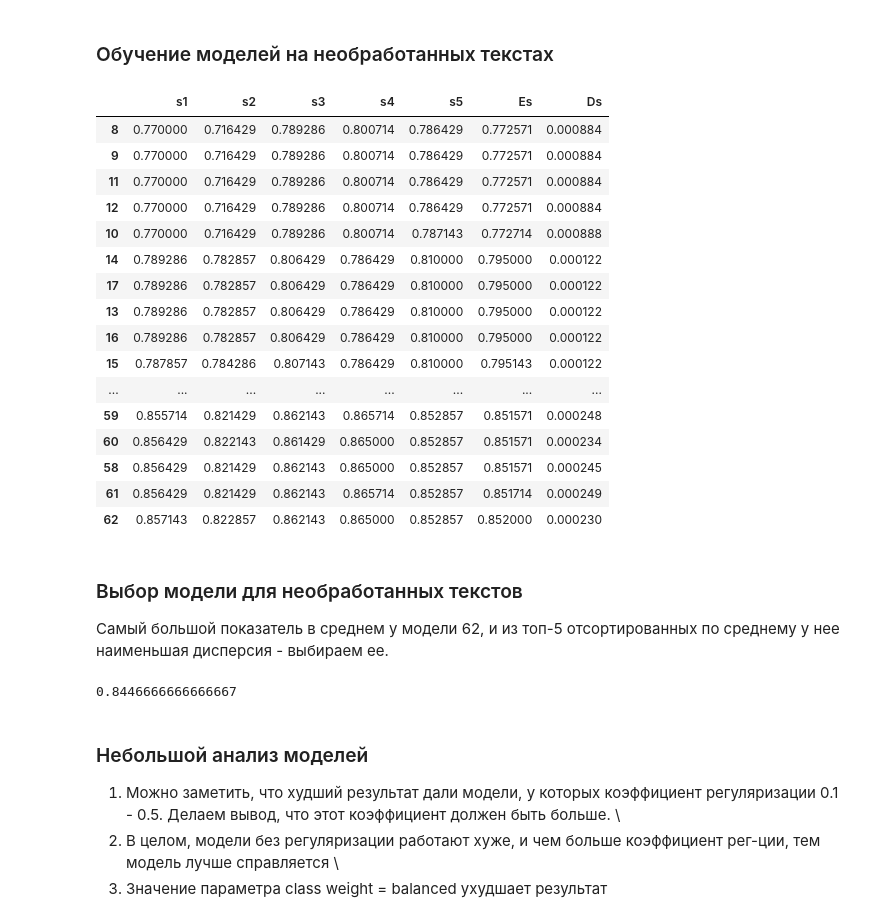
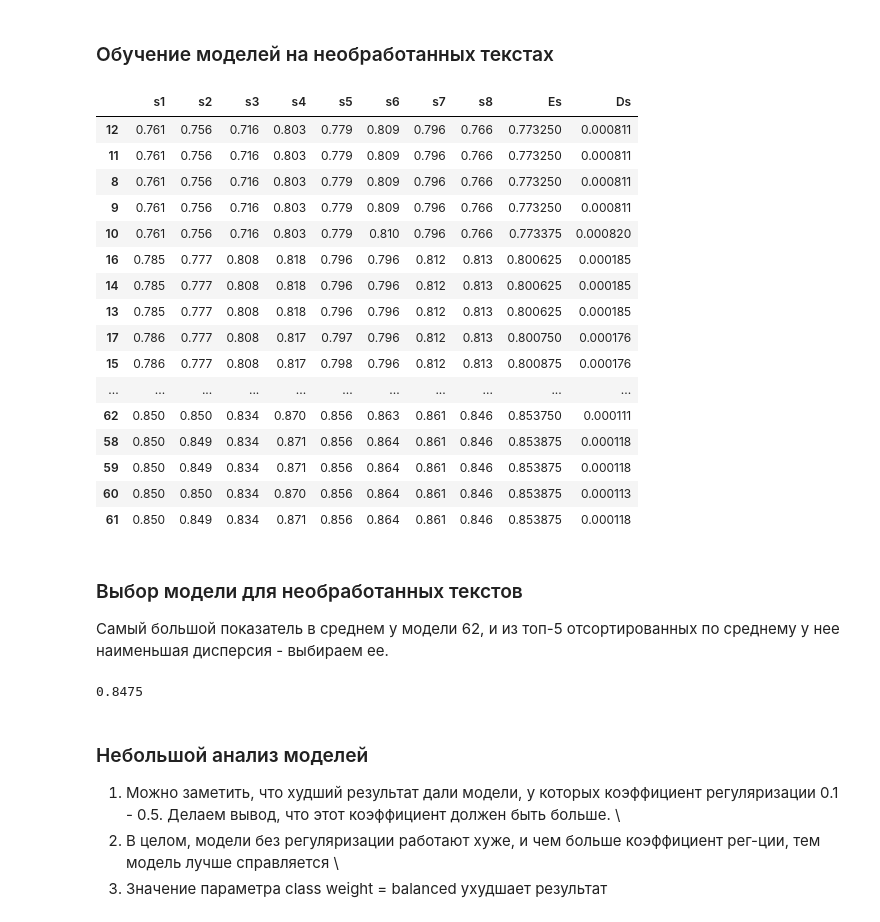
Before and after one commit to vvubbalubba/Task_ISP, a Jupyter notebook: Задание ИСП.ipynb, the cells around one changed output. Drawn from its saved outputs; the diff is of its cells as text; code cells hidden in the pictures.

```diff
--- a/Задание ИСП.ipynb
+++ b/Задание ИСП.ipynb
@@ -129,20 +133,22 @@ df2
 Разобьем полученные выборки на обучающие и тестовые в соотношении 7:3.
 Затем обе обучающие (для обработанных и для необработанных текстов) разобьем на 5 примерно равных частей (фолдов). Далее будем проводить 5-fold кросс-валидацию.
 # %%
+m = int(n / 10 * 8)
+
 # необработанные
-untreated_words_train = untreated_words[:7000]
-untreated_words_test = untreated_words[7000:]
+untreated_words_train = untreated_words[:m]
+untreated_words_test = untreated_words[m:]
 
 # обработанные
-treated_words_train = treated_words[:7000]
-treated_words_test = treated_words[7000:]
+treated_words_train = treated_words[:m]
+treated_words_test = treated_words[m:]
 
 # оценки
-overalls_train = binarized_overalls[:7000]
-overalls_test = binarized_overalls[7000:]
+overalls_train = binarized_overalls[:m]
+overalls_test = binarized_overalls[m:]
 
 from sklearn.model_selection import KFold
-kf = KFold(n_splits=5)
+kf = KFold(n_splits=8)
 
 for train_index, test_index in kf.split(untreated_words_train):
     print("TRAIN_1:", train_index, "TEST_1:", test_index)
@@ -216,12 +229,8 @@ model_params
 # %% [markdown]
 ### Обучение моделей на необработанных текстах
 # %%
-import warnings
-warnings.filterwarnings('ignore')
-from sklearn.linear_model import LogisticRegression
-from sklearn.metrics import accuracy_score
-l = int(len(params))
-s = np.zeros((l, 7))
+l = int(len(params)) # кол-во моделей
+s = np.zeros((l, 10)) # массив для оценок
 
 for i in range(l):
     model = LogisticRegression(penalty = params[i][0],
@@ -238,30 +247,31 @@ for i in range(l):
         prediction = model.predict(x_test)
         s[i][k] = accuracy_score(y_test, prediction)
         k += 1
-    s[i][5] = np.mean(s[i][:5]) # считаем среднее
-    s[i][6] = np.var(s[i][:5]) # считаем дисперсию
+
+    s[i][8] = np.mean(s[i][:8]) # считаем среднее
+    s[i][9] = np.var(s[i][:8]) # считаем дисперсию
 # %%
-scores = pd.DataFrame(s, columns = ('s1', 's2', 's3', 's4', 's5', 'Es', 'Ds'))
+scores = pd.DataFrame(s, columns = ('s1', 's2', 's3', 's4', 's5', 's6', 's7', 's8', 'Es', 'Ds'))
 pd.options.display.max_rows = 70
 scores.sort_values(by = 'Es')
 # %% [output]
-|  | s1 | s2 | s3 | s4 | s5 | Es | Ds |
-| 8 | 0.770000 | 0.716429 | 0.789286 | 0.800714 | 0.786429 | 0.772571 | 0.000884 |
-| 9 | 0.770000 | 0.716429 | 0.789286 | 0.800714 | 0.786429 | 0.772571 | 0.000884 |
-| 11 | 0.770000 | 0.716429 | 0.789286 | 0.800714 | 0.786429 | 0.772571 | 0.000884 |
-| 12 | 0.770000 | 0.716429 | 0.789286 | 0.800714 | 0.786429 | 0.772571 | 0.000884 |
-| 10 | 0.770000 | 0.716429 | 0.789286 | 0.800714 | 0.787143 | 0.772714 | 0.000888 |
-| 14 | 0.789286 | 0.782857 | 0.806429 | 0.786429 | 0.810000 | 0.795000 | 0.000122 |
-| 17 | 0.789286 | 0.782857 | 0.806429 | 0.786429 | 0.810000 | 0.795000 | 0.000122 |
-| 13 | 0.789286 | 0.782857 | 0.806429 | 0.786429 | 0.810000 | 0.795000 | 0.000122 |
-| 16 | 0.789286 | 0.782857 | 0.806429 | 0.786429 | 0.810000 | 0.795000 | 0.000122 |
-| 15 | 0.787857 | 0.784286 | 0.807143 | 0.786429 | 0.810000 | 0.795143 | 0.000122 |
-| ... | ... | ... | ... | ... | ... | ... | ... |
-| 59 | 0.855714 | 0.821429 | 0.862143 | 0.865714 | 0.852857 | 0.851571 | 0.000248 |
-| 60 | 0.856429 | 0.822143 | 0.861429 | 0.865000 | 0.852857 | 0.851571 | 0.000234 |
-| 58 | 0.856429 | 0.821429 | 0.862143 | 0.865000 | 0.852857 | 0.851571 | 0.000245 |
-| 61 | 0.856429 | 0.821429 | 0.862143 | 0.865714 | 0.852857 | 0.851714 | 0.000249 |
-| 62 | 0.857143 | 0.822857 | 0.862143 | 0.865000 | 0.852857 | 0.852000 | 0.000230 |
+|  | s1 | s2 | s3 | s4 | s5 | s6 | s7 | s8 | Es | Ds |
+| 12 | 0.761 | 0.756 | 0.716 | 0.803 | 0.779 | 0.809 | 0.796 | 0.766 | 0.773250 | 0.000811 |
+| 11 | 0.761 | 0.756 | 0.716 | 0.803 | 0.779 | 0.809 | 0.796 | 0.766 | 0.773250 | 0.000811 |
+| 8 | 0.761 | 0.756 | 0.716 | 0.803 | 0.779 | 0.809 | 0.796 | 0.766 | 0.773250 | 0.000811 |
+| 9 | 0.761 | 0.756 | 0.716 | 0.803 | 0.779 | 0.809 | 0.796 | 0.766 | 0.773250 | 0.000811 |
+| 10 | 0.761 | 0.756 | 0.716 | 0.803 | 0.779 | 0.810 | 0.796 | 0.766 | 0.773375 | 0.000820 |
+| 16 | 0.785 | 0.777 | 0.808 | 0.818 | 0.796 | 0.796 | 0.812 | 0.813 | 0.800625 | 0.000185 |
+| 14 | 0.785 | 0.777 | 0.808 | 0.818 | 0.796 | 0.796 | 0.812 | 0.813 | 0.800625 | 0.000185 |
+| 13 | 0.785 | 0.777 | 0.808 | 0.818 | 0.796 | 0.796 | 0.812 | 0.813 | 0.800625 | 0.000185 |
+| 17 | 0.786 | 0.777 | 0.808 | 0.817 | 0.797 | 0.796 | 0.812 | 0.813 | 0.800750 | 0.000176 |
+| 15 | 0.786 | 0.777 | 0.808 | 0.817 | 0.798 | 0.796 | 0.812 | 0.813 | 0.800875 | 0.000176 |
+| ... | ... | ... | ... | ... | ... | ... | ... | ... | ... | ... |
+| 62 | 0.850 | 0.850 | 0.834 | 0.870 | 0.856 | 0.863 | 0.861 | 0.846 | 0.853750 | 0.000111 |
+| 58 | 0.850 | 0.849 | 0.834 | 0.871 | 0.856 | 0.864 | 0.861 | 0.846 | 0.853875 | 0.000118 |
+| 59 | 0.850 | 0.849 | 0.834 | 0.871 | 0.856 | 0.864 | 0.861 | 0.846 | 0.853875 | 0.000118 |
+| 60 | 0.850 | 0.850 | 0.834 | 0.870 | 0.856 | 0.864 | 0.861 | 0.846 | 0.853875 | 0.000113 |
+| 61 | 0.850 | 0.849 | 0.834 | 0.871 | 0.856 | 0.864 | 0.861 | 0.846 | 0.853875 | 0.000118 |
 # %% [markdown]
 ###  Выбор модели для необработанных текстов
 Самый большой показатель в среднем у модели 62, и из топ-5 отсортированных по среднему у нее наименьшая дисперсия - выбираем ее.
@@ -276,7 +286,7 @@ prediction = model.predict(untreated_words_test)
 score = accuracy_score(overalls_test, prediction)
 print(score)
 # %% [output]
-0.8446666666666667
+0.8475
 # %% [markdown]
 ### Небольшой анализ моделей
 1) Можно заметить, что худший результат дали модели, у которых коэффициент регуляризации 0.1 - 0.5. Делаем вывод, что этот коэффициент должен быть больше. \
```
Also changed, not shown: parts of 18 cells of this notebook.
